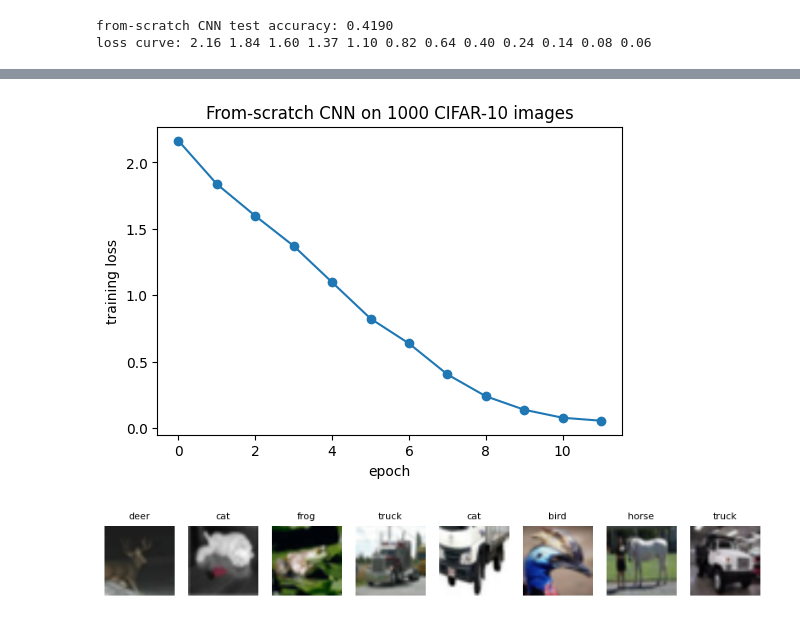
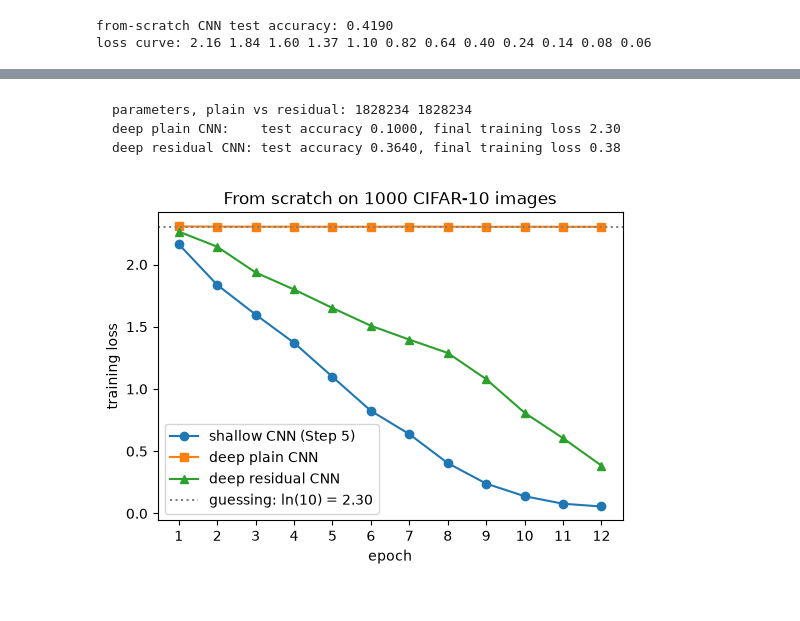
Before and after one commit to devomh/cdat4011-2026, a Jupyter notebook: u05_deep_learning/l19_lab_cnn_architectures_transfer.ipynb, the cells around one changed output, grey strips where cells are left out. Saved outputs shown, nothing was run; the diff lists cells and outputs as text; code cells hidden in the pictures.

```diff
--- a/u05_deep_learning/l19_lab_cnn_architectures_transfer.ipynb
+++ b/u05_deep_learning/l19_lab_cnn_architectures_transfer.ipynb
@@ -222,18 +273,24 @@ def make_scratch_cnn():
         nn.Linear(128, 10),
     )
 
+def train_scratch(model, epochs=12):
+    """Train a model on train_set (Adam, lr=1e-3, batches of 64); return the per-epoch training loss."""
+    opt = torch.optim.Adam(model.parameters(), lr=1e-3); loss_fn = nn.CrossEntropyLoss()
+    loader = DataLoader(train_set, batch_size=64, shuffle=True, generator=torch.Generator().manual_seed(42))
+    curve = []
+    for epoch in range(epochs):
+        model.train(); running = 0.0
+        for xb, yb in loader:
+            opt.zero_grad(); loss = loss_fn(model(xb), yb); loss.backward(); opt.step()
+            running += loss.item() * len(xb)
+        curve.append(running / len(train_set))
+    return curve
+
 torch.manual_seed(42)
 scratch = make_scratch_cnn()
-opt = torch.optim.Adam(scratch.parameters(), lr=1e-3); loss_fn = nn.CrossEntropyLoss()
-scratch_loader = DataLoader(train_set, batch_size=64, shuffle=True, generator=torch.Generator().manual_seed(42))
-curve = []
-for epoch in range(12):
-    scratch.train(); running = 0.0
-    for xb, yb in scratch_loader:
-        opt.zero_grad(); loss = loss_fn(scratch(xb), yb); loss.backward(); opt.step()
-        running += loss.item() * len(xb)
-    curve.append(running / len(train_set))
-print(f"from-scratch CNN test accuracy: {loader_accuracy(scratch, test_loader):.4f}")
+curve = train_scratch(scratch)
+scratch_acc = loader_accuracy(scratch, test_loader)
+print(f"from-scratch CNN test accuracy: {scratch_acc:.4f}")
 print("loss curve:", " ".join(f"{l:.2f}" for l in curve))
 # %% [output]
 from-scratch CNN test accuracy: 0.4190
@@ -262,20 +369,17 @@ The blank is `64 * 12 * 12`, which is `9216` -- the `in_features` of the first `
+# %% [markdown]
+~~~text
+parameters, plain vs residual: 1828234 1828234
+deep plain CNN:    test accuracy 0.1000, final training loss 2.30
+deep residual CNN: test accuracy 0.3640, final training loss 0.38
+~~~
 # %%
+epochs = range(1, 13)
 plt.figure(figsize=(6, 4))
-plt.plot(curve, marker="o")
-plt.xlabel("epoch"); plt.ylabel("training loss")
-plt.title("From-scratch CNN on 1000 CIFAR-10 images"); plt.show()
+plt.plot(epochs, curve, marker="o", label="shallow CNN (Step 5)")
+plt.plot(epochs, plain_curve, marker="s", label="deep plain CNN")
+plt.plot(epochs, res_curve, marker="^", label="deep residual CNN")
+plt.axhline(np.log(10), color="gray", ls=":", label="guessing: ln(10) = 2.30")
+plt.xlabel("epoch"); plt.ylabel("training loss"); plt.xticks(list(epochs))
+plt.title("From scratch on 1000 CIFAR-10 images"); plt.legend(); plt.show()
 # %% [output]
-[figure, old version]
+[figure, new version]
-# %%
-# a few test images with the transfer-learning model's predictions
-xb, yb = next(iter(test_loader))
-with torch.no_grad():
-    pred = head(backbone(xb[:8]).flatten(1)).argmax(1)
-plt.figure(figsize=(10, 2))
-for i in range(8):
-    img = xb[i].permute(1, 2, 0) * torch.tensor(IMAGENET_STD) + torch.tensor(IMAGENET_MEAN)  # un-normalize
-    plt.subplot(1, 8, i + 1); plt.imshow(img.clamp(0, 1)); plt.axis("off")
-    plt.title(CLASSES[pred[i]][:6], fontsize=8)
-plt.show()
-# %% [output]
-[figure, removed]
```
Also changed, not shown: parts of 22 cells of this notebook, 3 other files.
